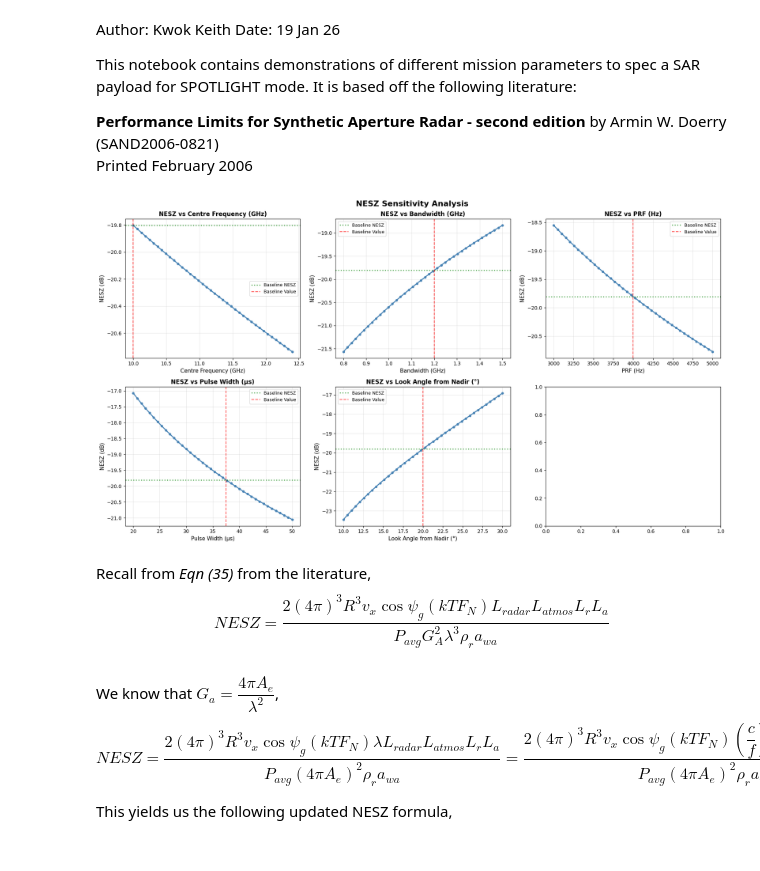
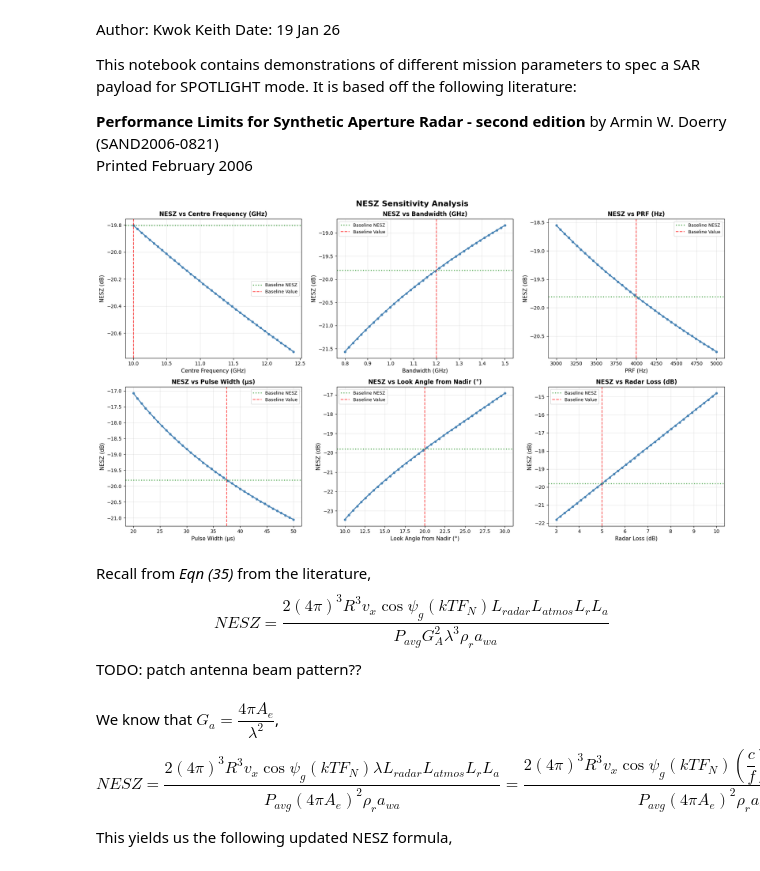
Before and after one commit to kwokkeith/SAR_Payload_Configuration, a Jupyter notebook: plotting.ipynb, the cells around one changed output. Cells and saved outputs as stored; diff of their text form; code cells hidden in the pictures.

Commit message:
Added patch antenna and made project reformats

```diff
--- a/plotting.ipynb
+++ b/plotting.ipynb
@@ -82,6 +82,7 @@ params = {
     'prf_hz': (np.linspace(3000, 5000, 40), 'PRF (Hz)', 1),
     'pulse_width_us': (np.linspace(20, 50, 40), 'Pulse Width (μs)', 1),
     'look_angle_from_nadir_deg': (np.linspace(10, 30, 40), 'Look Angle from Nadir (°)', 1),
+    'radar_loss_db': (np.linspace(3, 10, 40), 'Radar Loss (dB)', 1),
 }
 
 # Baseline values
@@ -92,7 +93,8 @@ baseline = {
     'pulse_width_us': pulse_width_us,
     'swath_m': swath_m,
     'integration_angle_deg': integration_angle_deg,
-    'look_angle_from_nadir_deg': look_angle_from_nadir_deg
+    'look_angle_from_nadir_deg': look_angle_from_nadir_deg,
+    'radar_loss_db': 5.0  # Add baseline for radar_loss_db
 }
 
 # Plot each parameter
@@ -125,13 +127,13 @@ for idx, (param_name, (param_values, label, scale)) in enumerate(params.items())
                 phased_array=phased_array,
                 environment_parameters=environment_parameters,
             )
-        elif param_name == 'look_angle_from_nadir_deg':
-            # Satellite parameter - need to create new Satellite object
+        elif param_name in ['look_angle_from_nadir_deg', 'radar_loss_db']:
+            # Satellite parameter
             test_satellite = Satellite(
-                look_angle_from_nadir_deg=val,
+                look_angle_from_nadir_deg=val if param_name == 'look_angle_from_nadir_deg' else baseline['look_angle_from_nadir_deg'],
                 platform_velocity_mps=7000.0,
                 orbit_altitude_m=580000.0,
-                radar_loss_db=5.0,
+                radar_loss_db=val if param_name == 'radar_loss_db' else 5.0,
                 receiver_noise_factor_db=4.0,
             )
 
@@ -147,39 +149,40 @@ for idx, (param_name, (param_values, label, scale)) in enumerate(params.items())
             # Mission-level parameters (swath_m, integration_angle_deg)
             mission_params = {
                 'swath_m': baseline['swath_m'],
                 'integration_angle_deg': baseline['integration_angle_deg']
             }
             mission_params[param_name] = val
 
             test_mission = SpotMission(
                 **mission_params,
                 signal=signal,
                 satellite=satellite,
                 phased_array=phased_array,
                 environment_parameters=environment_parameters,
             )
 
         nesz_values.append(test_mission.nes0_db)
 
     # Plot
     ax.plot(param_values / scale, nesz_values, 'o-', linewidth=2, markersize=4, color='steelblue')
     ax.axhline(baseline_nesz, color='green', linestyle=':', linewidth=2, label='Baseline NESZ', alpha=0.7)
     ax.axvline(baseline[param_name] / scale, color='red', linestyle='--', alpha=0.7, label='Baseline Value')
     ax.set_xlabel(label, fontsize=11)
     ax.set_ylabel('NESZ (dB)', fontsize=11)
     ax.set_title(f'NESZ vs {label}', fontsize=12, fontweight='bold')
     ax.grid(True, alpha=0.3)
     ax.legend(fontsize=9)
 
 plt.tight_layout()
 plt.show()
 # %% [output]
-[figure, old version]
+[figure, new version]
 # %% [markdown]
 Recall from <i>Eqn (35)</i> from the literature,
 $$
 NESZ = \dfrac{2\left(4\pi\right)^3R^3v_x\cos{\psi_g}\left(kTF_N\right)L_{radar}L_{atmos}L_rL_a}{P_{avg}G_A^2\lambda^3\rho_r a_{wa}}
 $$
+TODO: patch antenna beam pattern??
 # %% [markdown]
 We know that ${G_a} = \dfrac{4\pi A_e}{\lambda^2}$,
 $$
```
Also changed, not shown: parts of 1 cell of this notebook, 7 other files.
